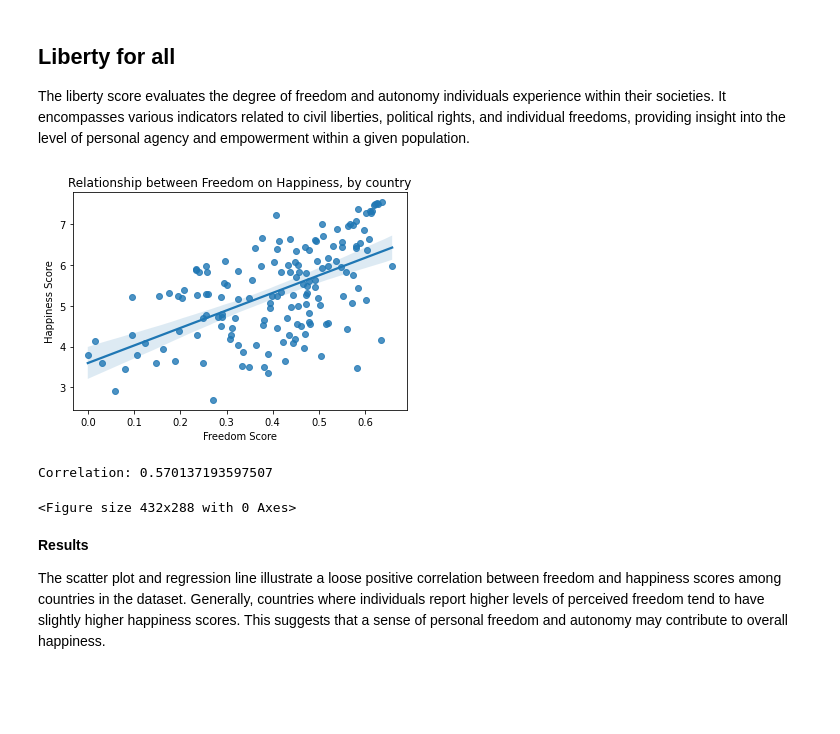
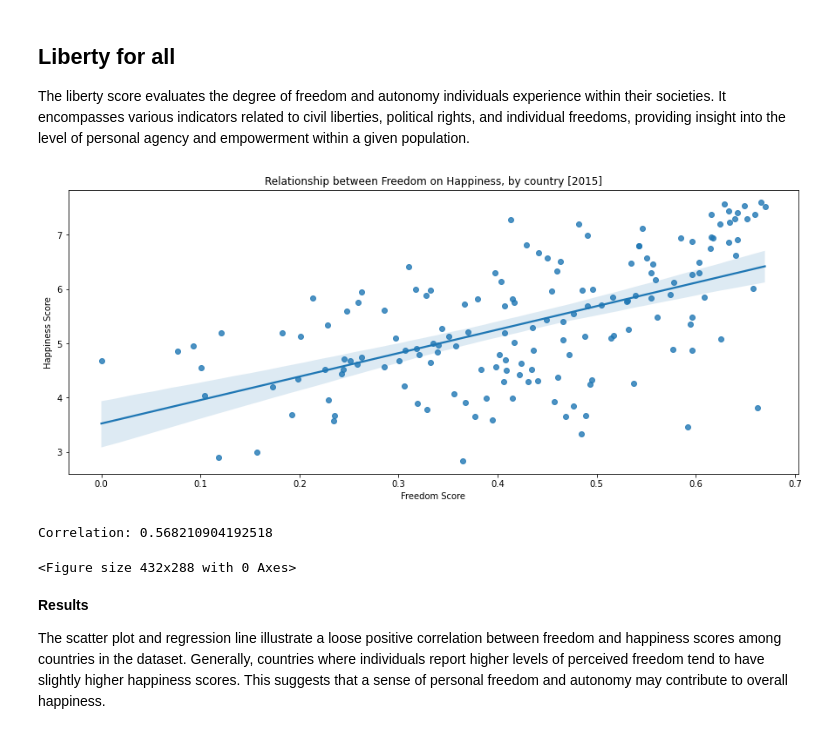
Before and after one commit to kyleyoshimoto/Happiness-EDA, a Jupyter notebook: Happiness2015-EDA.ipynb, the cells around one changed output. Cells and saved outputs as stored; diff of their text form; code cells hidden in the pictures; blank space fills up the shorter version.

```diff
--- a/Happiness2015-EDA.ipynb
+++ b/Happiness2015-EDA.ipynb
@@ -248,24 +277,30 @@ The scatter plot and regression line depict a discernible positive correlation b
 
 The liberty score evaluates the degree of freedom and autonomy individuals experience within their societies. It encompasses various indicators related to civil liberties, political rights, and individual freedoms, providing insight into the level of personal agency and empowerment within a given population.
 # %%
-sns.regplot(x = "Freedom", y = "Happiness.Score", data = happy2017)
+# Defining the plot dimensions.
+plt.figure(figsize=(15, 6))
 
+# Defining seaborn regression plot.
+sns.regplot(x = "Freedom", y = "Happiness Score", data = happy2015)
+
+# Labeling.
 ax = plt.subplot()
 
 ax.set_xlabel("Freedom Score")
 ax.set_ylabel("Happiness Score")
 
-plt.title("Relationship between Freedom on Happiness, by country")
+plt.title("Relationship between Freedom on Happiness, by country [2015]")
 
 plt.show()
 plt.clf()
 
-freedom_correlation = happy2017['Freedom'].corr(happy2017['Happiness.Score'])
+# Calculating the correlation score.
+freedom_correlation = happy2015['Freedom'].corr(happy2015['Happiness Score'])
 
 print("Correlation:", freedom_correlation)
 # %% [output]
-[figure, old version]
+[figure, new version]
-Correlation: 0.570137193597507
+Correlation: 0.568210904192518
 <Figure size 432x288 with 0 Axes>
 # %% [markdown]
 **Results**
```
Also changed, not shown: parts of 14 cells of this notebook.
